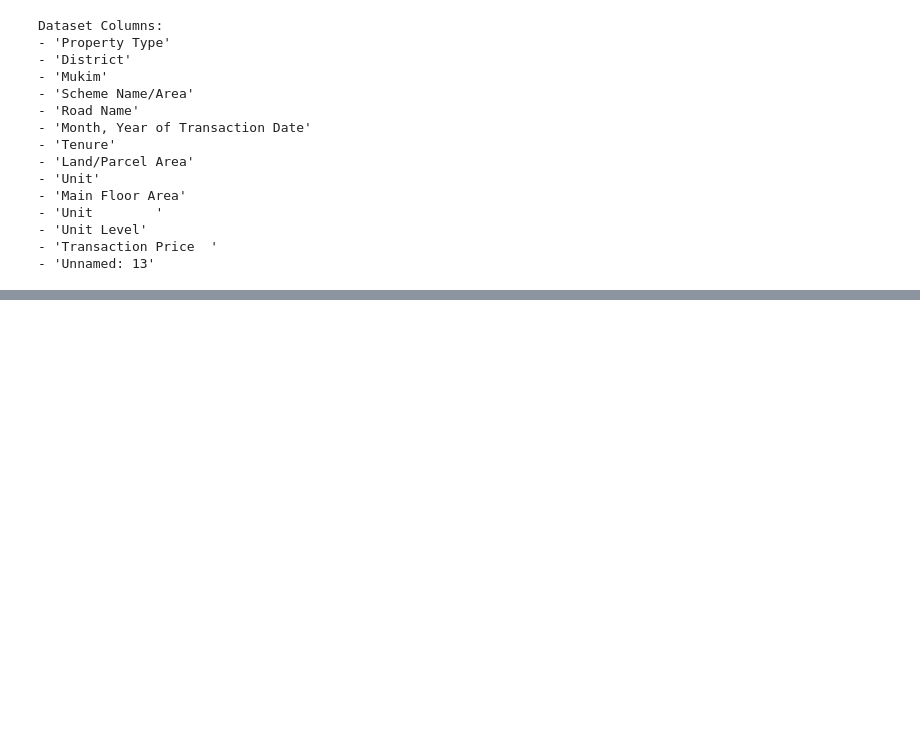
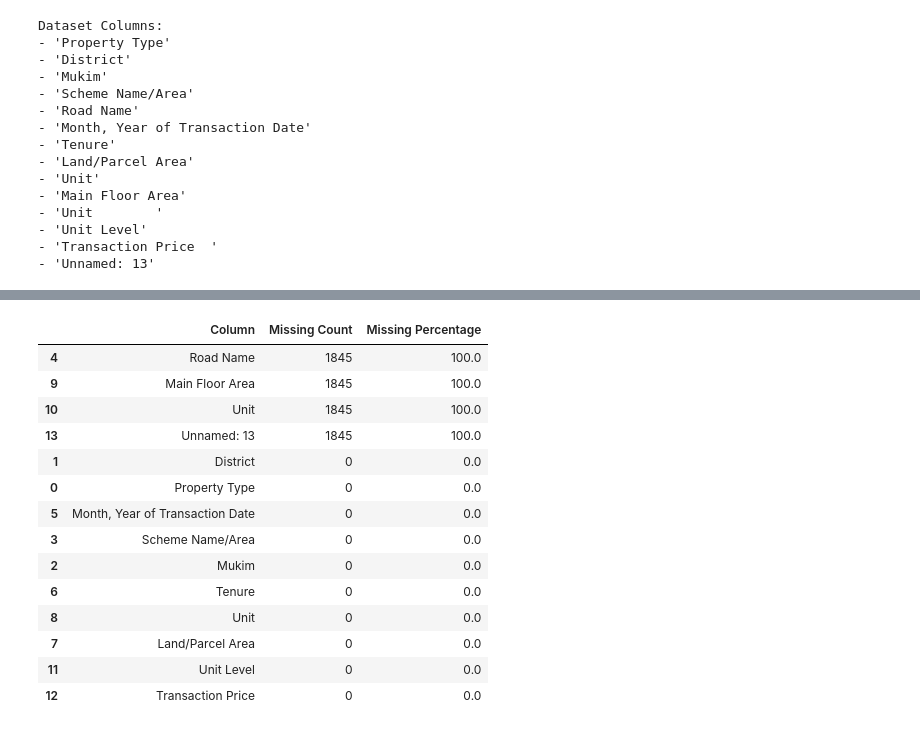
Before and after one commit to A211206/PropWise-de, a Jupyter notebook: notebooks/01_PropWise_DataProfiling.ipynb, the cells around one changed output, grey strips where cells are left out. Cells and saved outputs as stored; diff of their text form; code cells hidden in the pictures; blank space fills up the shorter version.

```diff
--- a/notebooks/01_PropWise_DataProfiling.ipynb
+++ b/notebooks/01_PropWise_DataProfiling.ipynb
@@ -72,0 +117,31 @@ Dataset Columns:
+# %%
+missing_table = pd.DataFrame({
+    "Column": df_clean.columns,
+    "Missing Count": df_clean.isnull().sum().values,
+    "Missing Percentage": (
+        df_clean.isnull().mean().values * 100
+    ).round(2)
+})
+
+missing_table = missing_table.sort_values(
+    "Missing Count",
+    ascending=False
+)
+
+display(missing_table)
+# %% [output]
+|  | Column | Missing Count | Missing Percentage |
+| 4 | Road Name | 1845 | 100.0 |
+| 9 | Main Floor Area | 1845 | 100.0 |
+| 10 | Unit | 1845 | 100.0 |
+| 13 | Unnamed: 13 | 1845 | 100.0 |
+| 1 | District | 0 | 0.0 |
+| 0 | Property Type | 0 | 0.0 |
+| 5 | Month, Year of Transaction Date | 0 | 0.0 |
+| 3 | Scheme Name/Area | 0 | 0.0 |
+| 2 | Mukim | 0 | 0.0 |
+| 6 | Tenure | 0 | 0.0 |
+| 8 | Unit | 0 | 0.0 |
+| 7 | Land/Parcel Area | 0 | 0.0 |
+| 11 | Unit Level | 0 | 0.0 |
+| 12 | Transaction Price | 0 | 0.0 |
```
Also changed, not shown: parts of 5 cells of this notebook.
